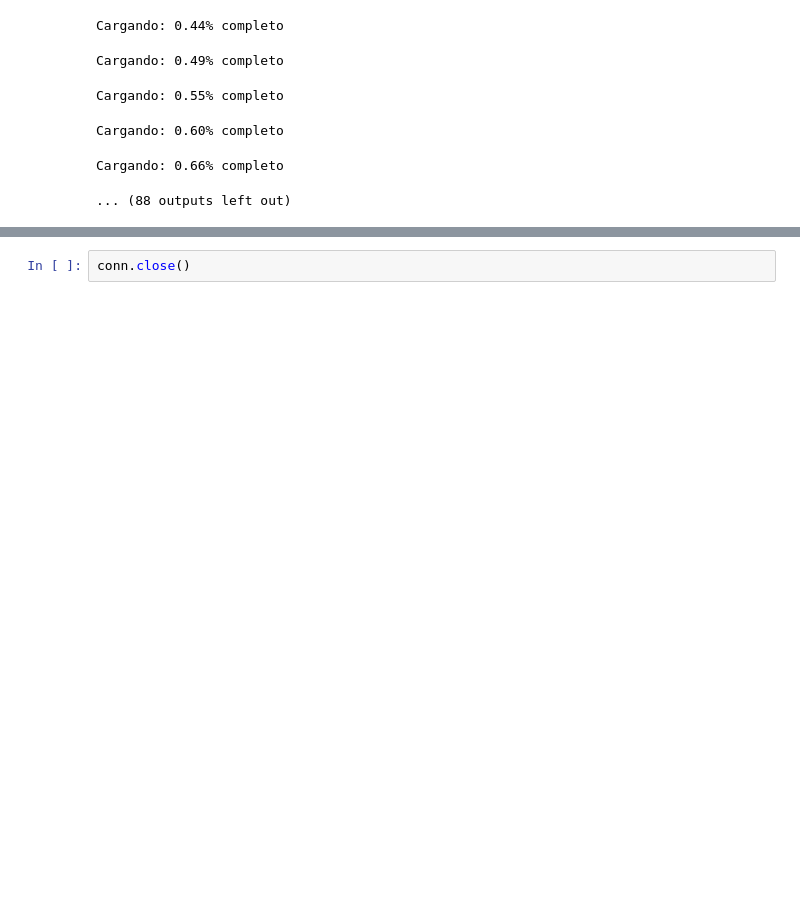
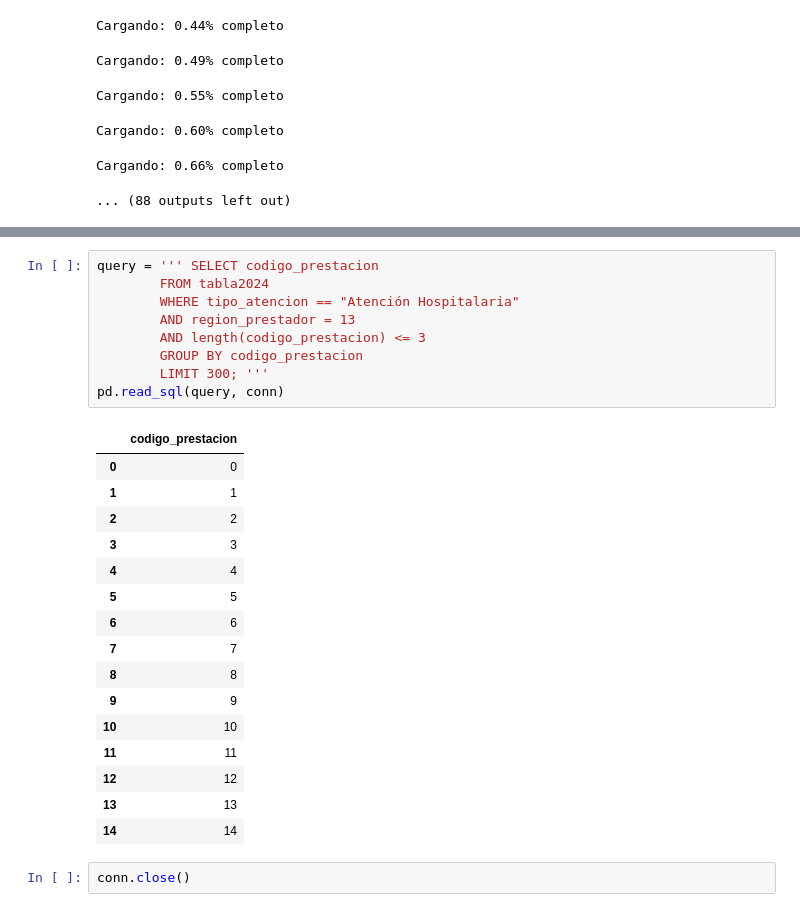
Before and after one commit to mmunoz-campos/trabajo_cyr, a Jupyter notebook: P2.ipynb, the cells around one changed output, grey strips where cells are left out. Saved outputs shown, nothing was run; the diff lists cells and outputs as text; blank space fills up the shorter version.

```diff
--- a/P2.ipynb
+++ b/P2.ipynb
@@ -191,3 +211,29 @@ pd.read_sql(query, conn)
+# %%
+query = ''' SELECT codigo_prestacion
+        FROM tabla2024
+        WHERE tipo_atencion == "Atención Hospitalaria"
+        AND region_prestador = 13
+        AND length(codigo_prestacion) <= 3
+        GROUP BY codigo_prestacion
+        LIMIT 300; '''
+pd.read_sql(query, conn)
+# %% [output]
+|  | codigo_prestacion |
+| 0 | 0 |
+| 1 | 1 |
+| 2 | 2 |
+| 3 | 3 |
+| 4 | 4 |
+| 5 | 5 |
+| 6 | 6 |
+| 7 | 7 |
+| 8 | 8 |
+| 9 | 9 |
+| 10 | 10 |
+| 11 | 11 |
+| 12 | 12 |
+| 13 | 13 |
+| 14 | 14 |
 # %%
 conn.close()
 # %%
```
Also changed, not shown: parts of 9 cells of this notebook.
